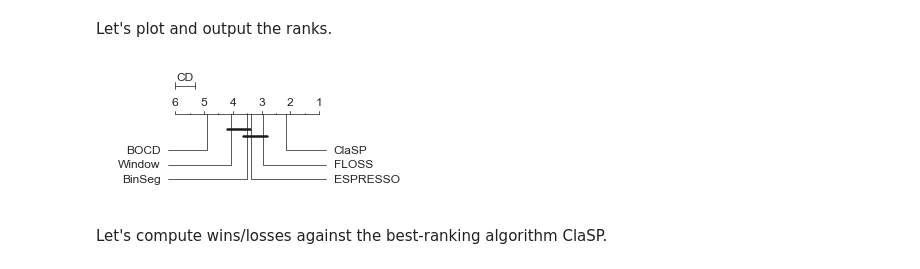
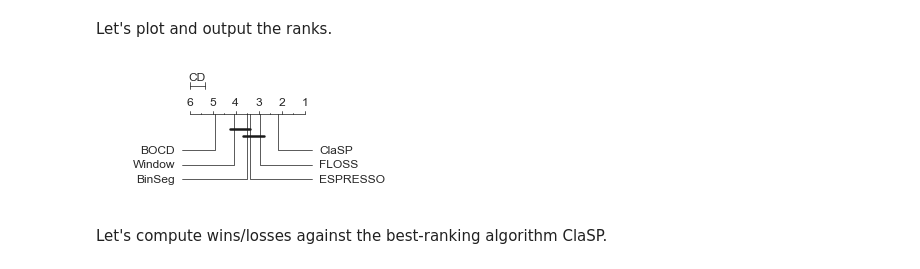
Before and after one commit to ermshaua/mobile-sensing-human-activity-data-set, a Jupyter notebook: notebooks/competitor.ipynb, the cells around one changed output. Cells and saved outputs as stored; diff of their text form; code cells hidden in the pictures.

```diff
--- a/notebooks/competitor.ipynb
+++ b/notebooks/competitor.ipynb
@@ -131,9 +131,9 @@ ClaSP:wins=57 rank=2.2
 Let's plot and output the ranks.
 # %%
 cd = Orange.evaluation.scoring.compute_CD(means, df_scores.shape[0])
-Orange.evaluation.scoring.graph_ranks(means, df_scores.columns[1:], cd=cd, reverse=True, width=4, filename=f"../figures/cd_competitor.pdf")
+Orange.evaluation.scoring.graph_ranks(means, df_scores.columns[1:], cd=cd, reverse=True, width=4, textspace=1.2, filename=f"../figures/cd_competitor.pdf")
 # %% [output]
-[figure, old version]
+[figure, new version]
 # %% [markdown]
 Let's compute wins/losses against the best-ranking algorithm ClaSP.
 # %%
```
Also changed, not shown: 13 other files.
